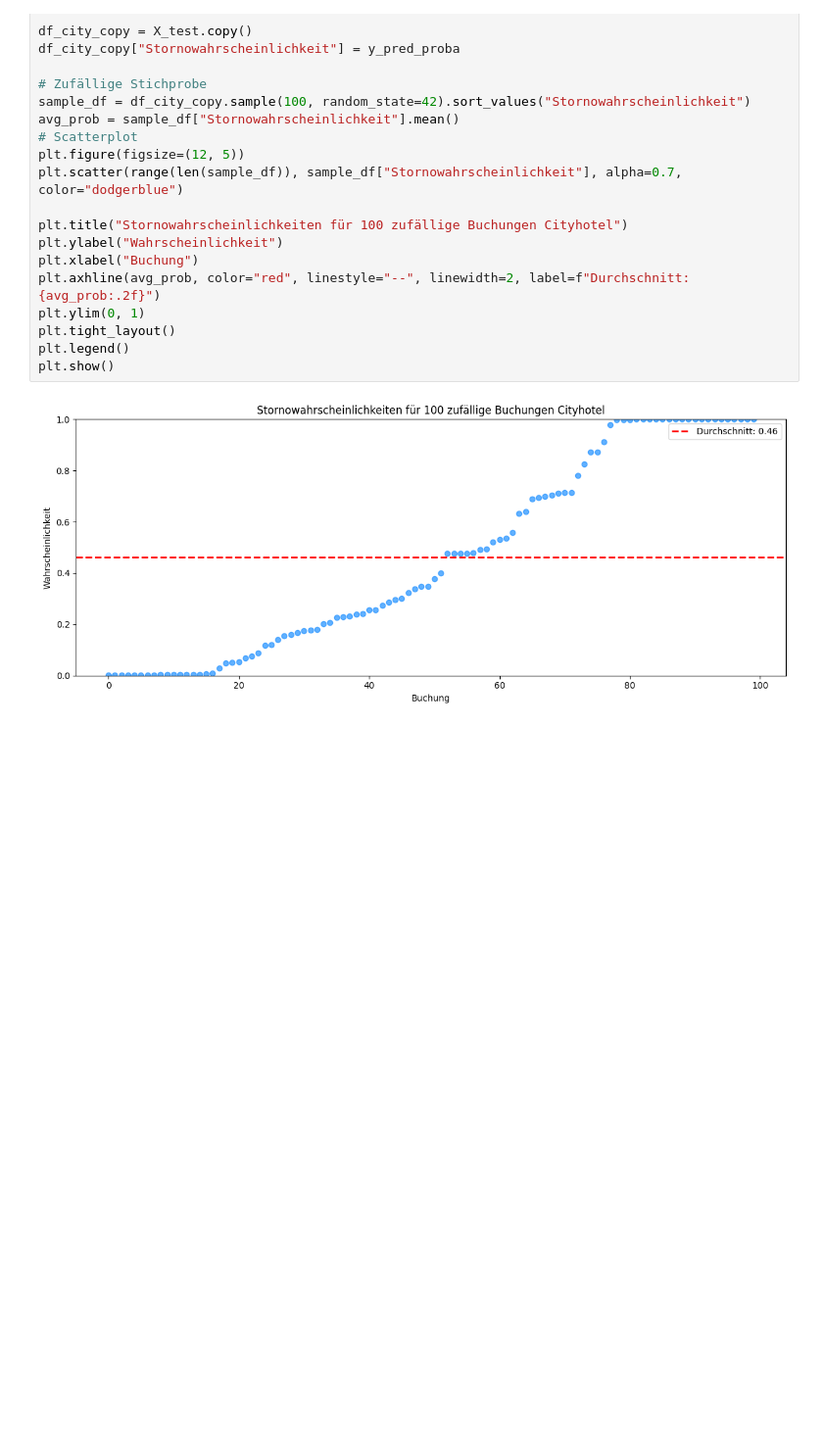
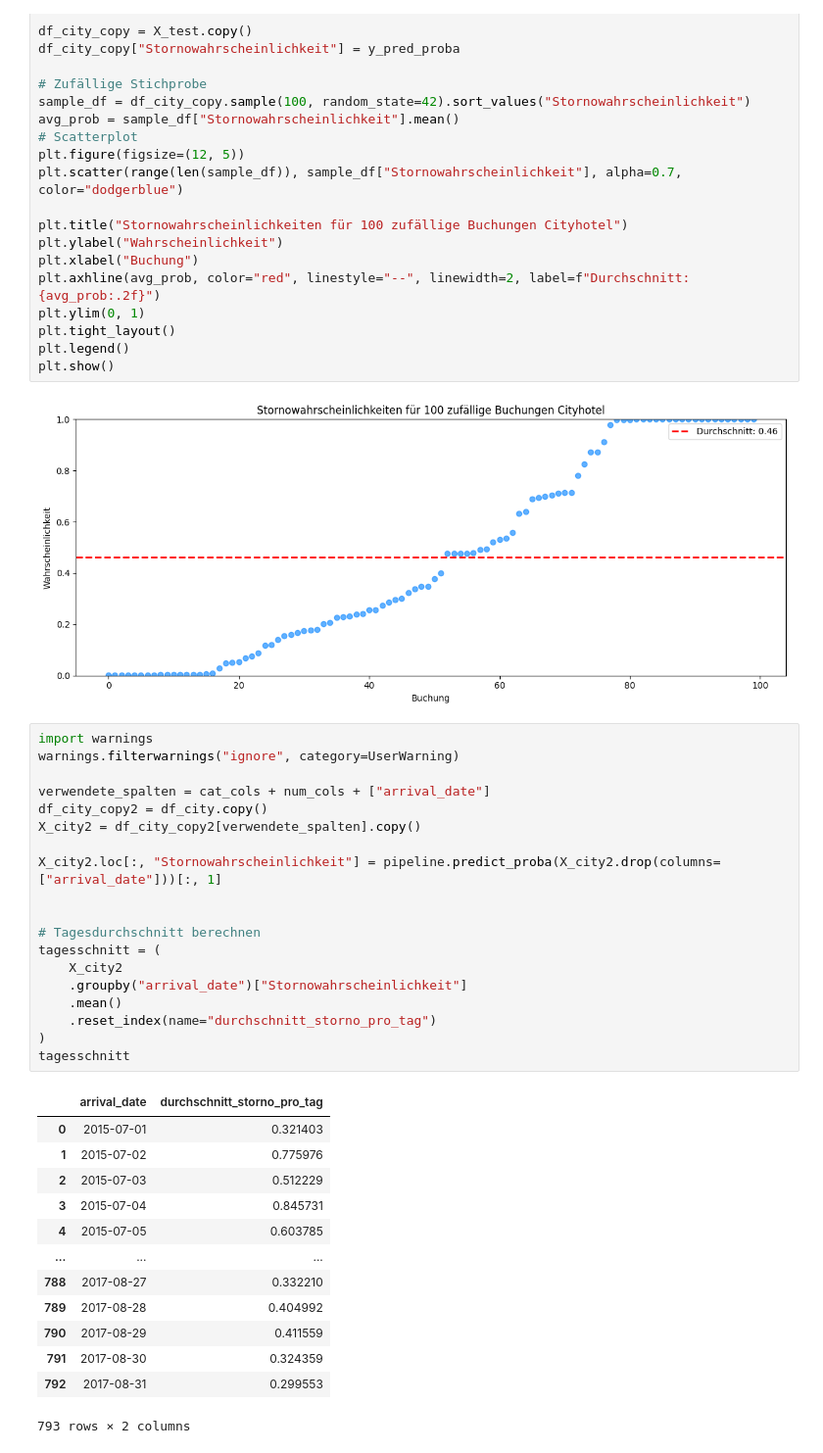
Before and after one commit to abt-kevin/Hotel_Bookings, a Jupyter notebook: City_LightGBM.ipynb, the cells around one changed output. Shown at 98% size. Drawn from its saved outputs; the diff is of its cells as text; blank space fills up the shorter version.

```diff
--- a/City_LightGBM.ipynb
+++ b/City_LightGBM.ipynb
@@ -137,3 +137,36 @@ plt.legend()
 plt.show()
 # %% [output]
 [figure]
+# %%
+import warnings
+warnings.filterwarnings("ignore", category=UserWarning)
+
+verwendete_spalten = cat_cols + num_cols + ["arrival_date"]
+df_city_copy2 = df_city.copy()
+X_city2 = df_city_copy2[verwendete_spalten].copy()
+
+X_city2.loc[:, "Stornowahrscheinlichkeit"] = pipeline.predict_proba(X_city2.drop(columns=["arrival_date"]))[:, 1]
+
+
+# Tagesdurchschnitt berechnen
+tagesschnitt = (
+    X_city2
+    .groupby("arrival_date")["Stornowahrscheinlichkeit"]
+    .mean()
+    .reset_index(name="durchschnitt_storno_pro_tag")
+)
+tagesschnitt
+# %% [output]
+|  | arrival_date | durchschnitt_storno_pro_tag |
+| 0 | 2015-07-01 | 0.321403 |
+| 1 | 2015-07-02 | 0.775976 |
+| 2 | 2015-07-03 | 0.512229 |
+| 3 | 2015-07-04 | 0.845731 |
+| 4 | 2015-07-05 | 0.603785 |
+| ... | ... | ... |
+| 788 | 2017-08-27 | 0.332210 |
+| 789 | 2017-08-28 | 0.404992 |
+| 790 | 2017-08-29 | 0.411559 |
+| 791 | 2017-08-30 | 0.324359 |
+| 792 | 2017-08-31 | 0.299553 |
+793 rows × 2 columns
```
Also changed, not shown: parts of 1 cell of this notebook, 1 other file.
